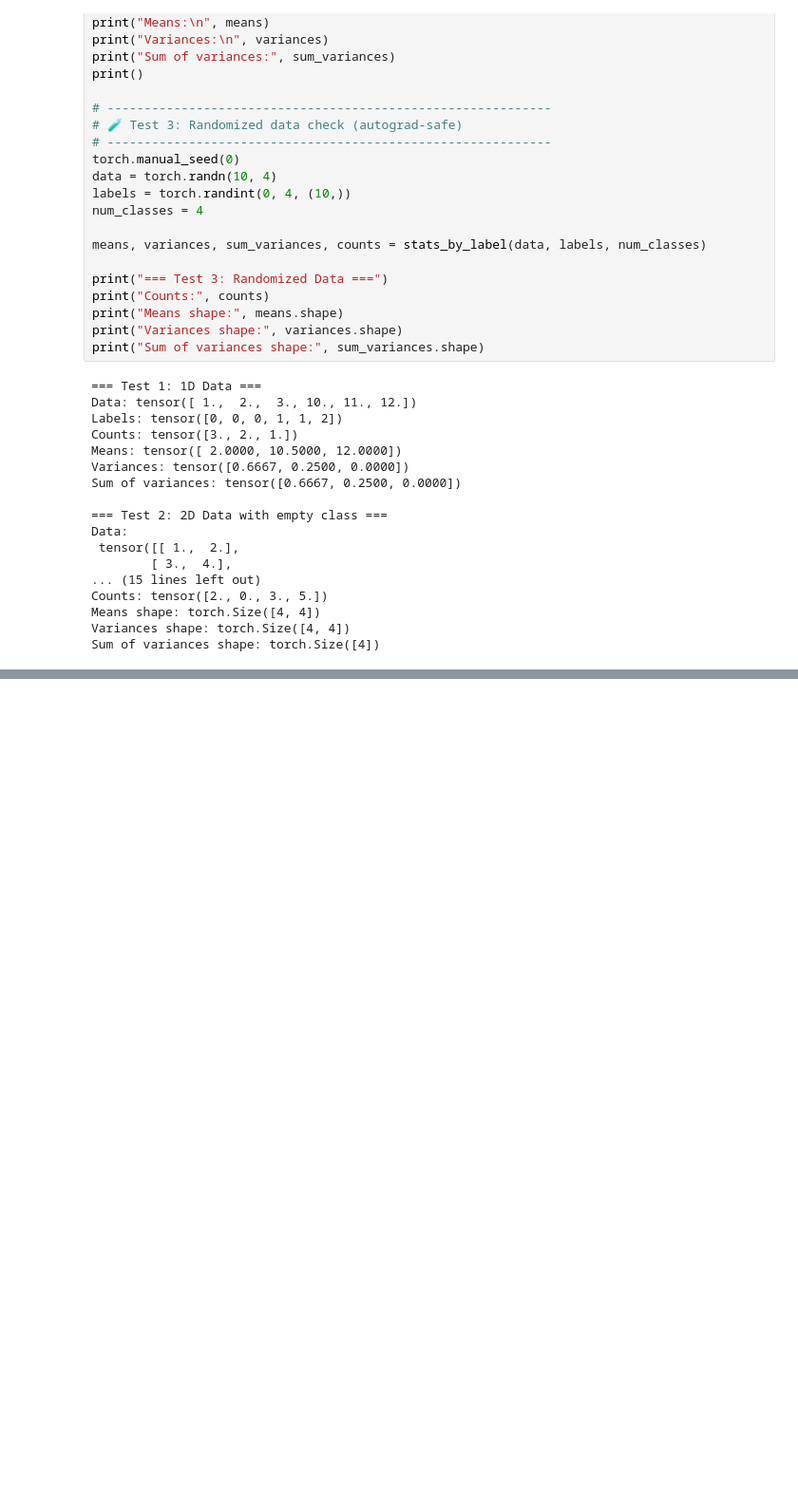
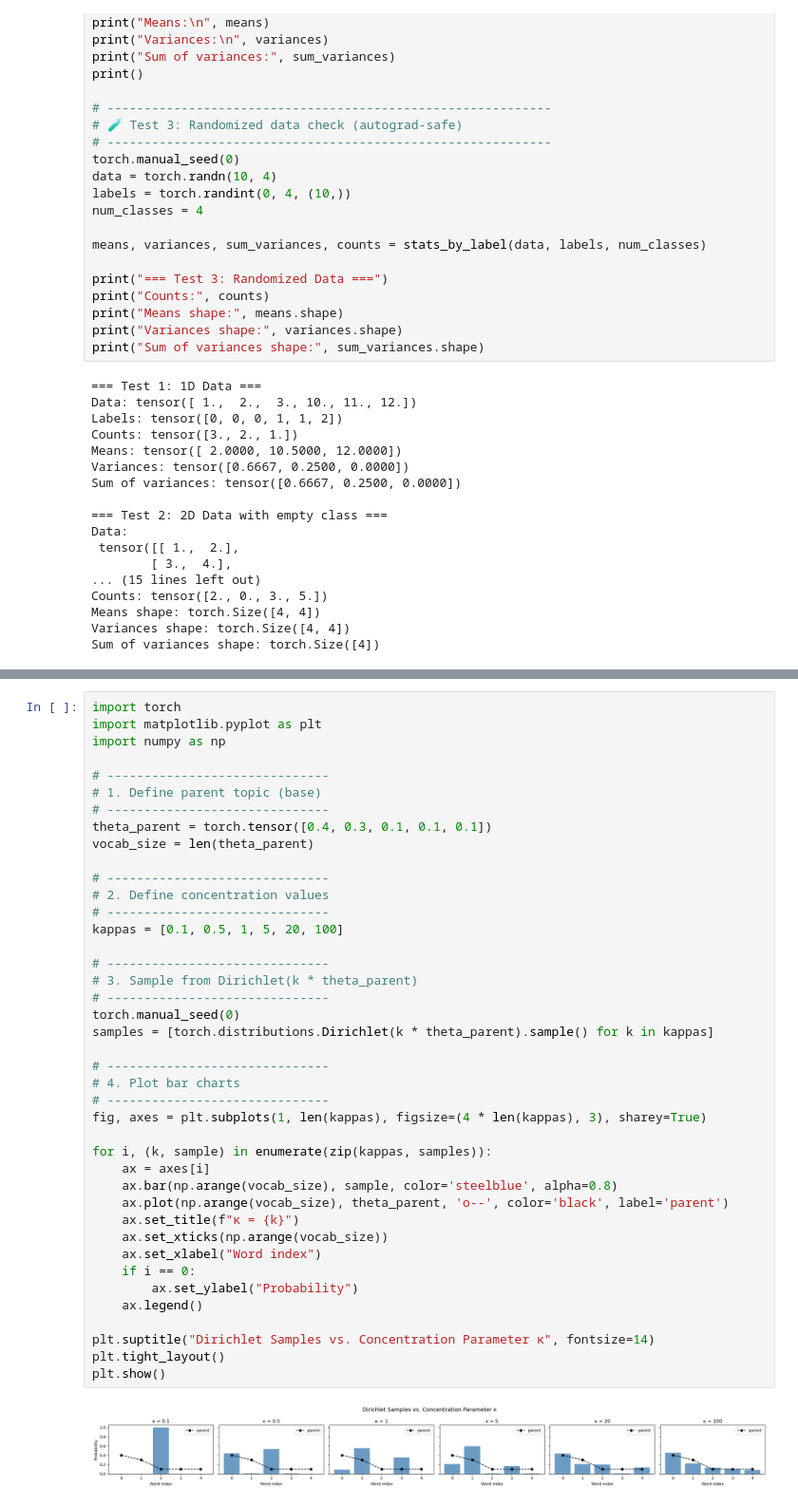
Before and after one commit to Zhennan-Wu/DrugRes, a Jupyter notebook: src/unit_test.ipynb, the cells around one changed output, grey strips where cells are left out. Shown at 95% size. Saved outputs shown, nothing was run; the diff lists cells and outputs as text; blank space fills up the shorter version.

```diff
--- a/src/unit_test.ipynb
+++ b/src/unit_test.ipynb
@@ -895,0 +1041,43 @@ Sum of variances shape: torch.Size([4])
+# %%
+import torch
+import matplotlib.pyplot as plt
+import numpy as np
+
+# ------------------------------
+# 1. Define parent topic (base)
+# ------------------------------
+theta_parent = torch.tensor([0.4, 0.3, 0.1, 0.1, 0.1])
+vocab_size = len(theta_parent)
+
+# ------------------------------
+# 2. Define concentration values
+# ------------------------------
+kappas = [0.1, 0.5, 1, 5, 20, 100]
+
+# ------------------------------
+# 3. Sample from Dirichlet(k * theta_parent)
+# ------------------------------
+torch.manual_seed(0)
+samples = [torch.distributions.Dirichlet(k * theta_parent).sample() for k in kappas]
+
+# ------------------------------
+# 4. Plot bar charts
+# ------------------------------
+fig, axes = plt.subplots(1, len(kappas), figsize=(4 * len(kappas), 3), sharey=True)
+
+for i, (k, sample) in enumerate(zip(kappas, samples)):
+    ax = axes[i]
+    ax.bar(np.arange(vocab_size), sample, color='steelblue', alpha=0.8)
+    ax.plot(np.arange(vocab_size), theta_parent, 'o--', color='black', label='parent')
+    ax.set_title(f"κ = {k}")
+    ax.set_xticks(np.arange(vocab_size))
+    ax.set_xlabel("Word index")
+    if i == 0:
+        ax.set_ylabel("Probability")
+    ax.legend()
+
+plt.suptitle("Dirichlet Samples vs. Concentration Parameter κ", fontsize=14)
+plt.tight_layout()
+plt.show()
+# %% [output]
+[figure, added]
```
Also changed, not shown: parts of 3 cells of this notebook, 10 other files.
